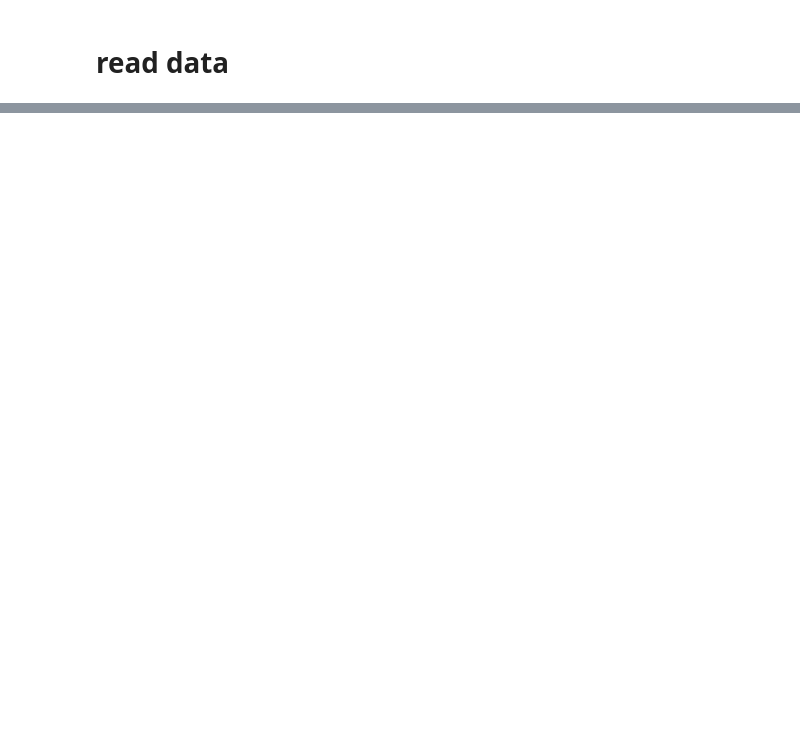
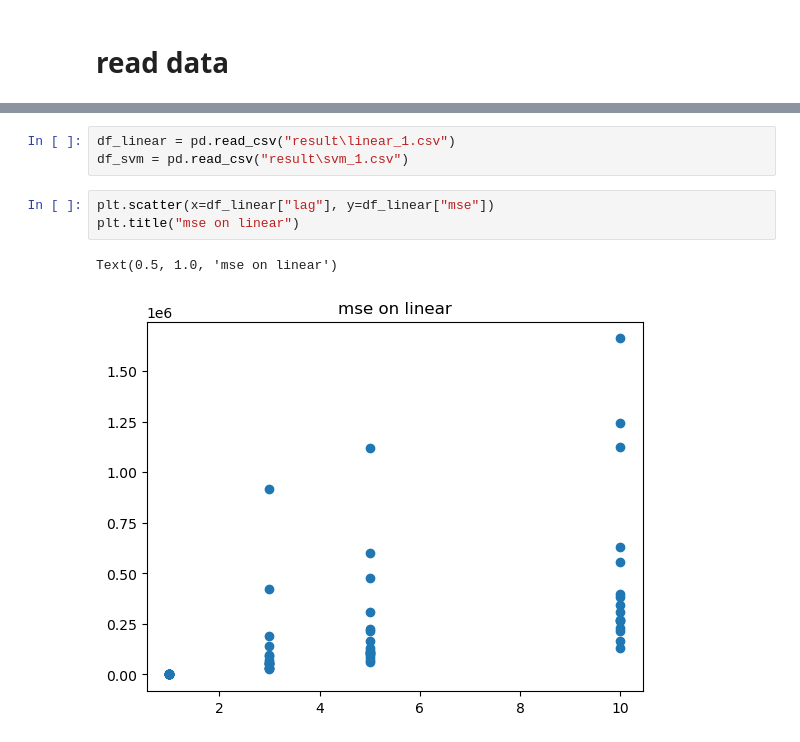
Before and after one commit to ChandlerMask/price_prediction, a Jupyter notebook: idea.ipynb, the cells around one changed output, grey strips where cells are left out. Drawn from its saved outputs; the diff is of its cells as text; blank space fills up the shorter version.

```diff
--- a/idea.ipynb
+++ b/idea.ipynb
@@ -170,0 +461,9 @@ THS_HQ('EBZL.DCE','open,high,low,close,avgPrice,changeRatio,volume,amount','CPS:
+# %%
+df_linear = pd.read_csv("result\linear_1.csv")
+df_svm = pd.read_csv("result\svm_1.csv")
+# %%
+plt.scatter(x=df_linear["lag"], y=df_linear["mse"])
+plt.title("mse on linear")
+# %% [output]
+Text(0.5, 1.0, 'mse on linear')
+[figure, added]
```
Also changed, not shown: parts of 46 cells of this notebook, 7 other files.
